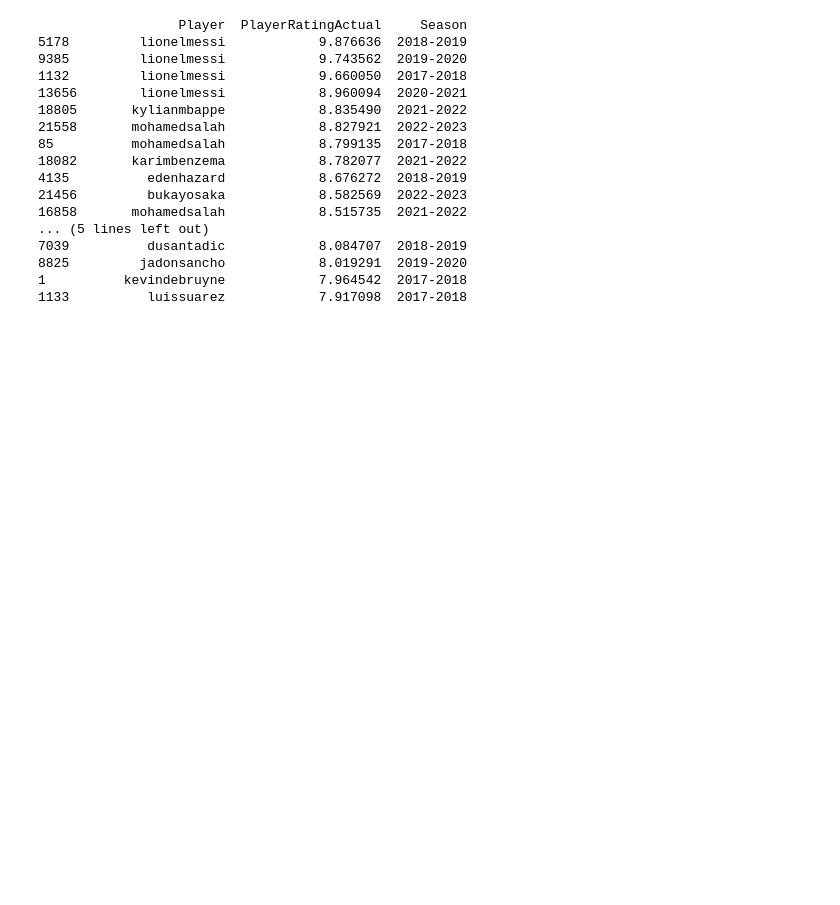
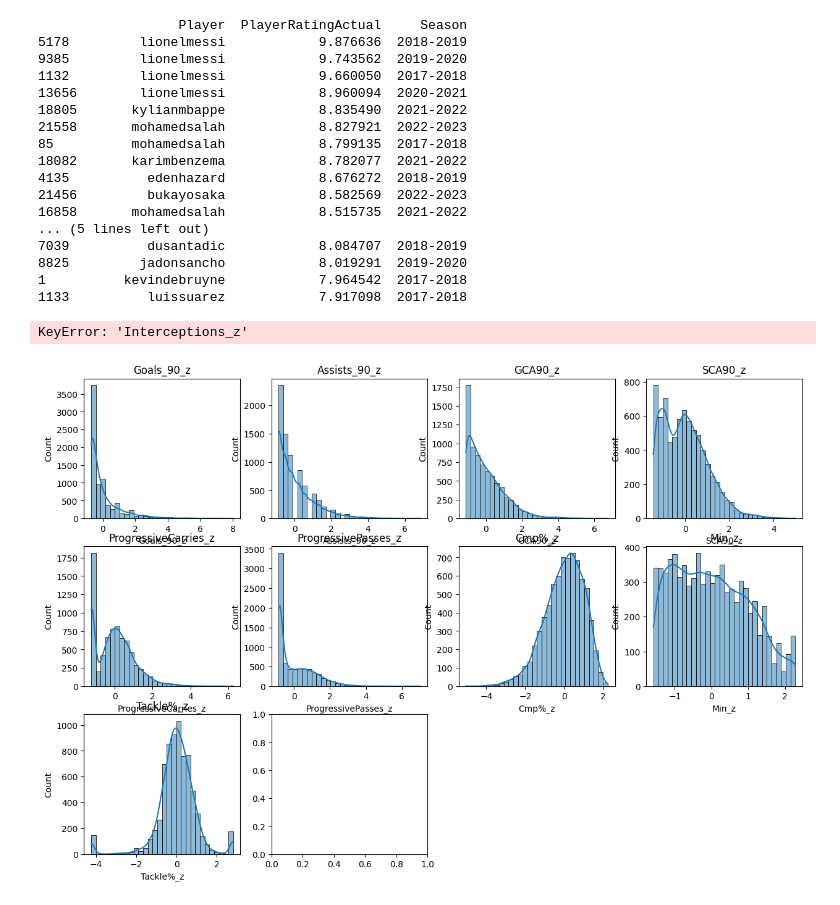
Before and after one commit to jonathanhansson/PoC-Forza-Football, a Jupyter notebook: testing_ml.ipynb, the cells around one changed output. Cells and saved outputs as stored; diff of their text form; code cells hidden in the pictures; blank space fills up the shorter version.

```diff
--- a/testing_ml.ipynb
+++ b/testing_ml.ipynb
@@ -106,3 +106,38 @@ if __name__ == "__main__":
 8825         jadonsancho            8.019291  2019-2020
 1          kevindebruyne            7.964542  2017-2018
 1133          luissuarez            7.917098  2017-2018
+# %%
+import pandas as pd
+import matplotlib.pyplot as plt
+import seaborn as sns
+
+# Ladda data, t.ex. från Players.csv
+df = pd.read_csv("Players.csv")
+
+# Lista över de variabler vi vill analysera
+variables = ["Goals_90_z", "Assists_90_z", "GCA90_z", "SCA90_z", "ProgressiveCarries_z",
+             "ProgressivePasses_z", "Cmp%_z", "Min_z", "Tackle%_z", "Interceptions_z",
+             "PlayerRatingActual"]
+
+# Skapa histogram för varje variabel
+plt.figure(figsize=(15, 10))
+for i, var in enumerate(variables, 1):
+    plt.subplot(3, 4, i)
+    sns.histplot(df[var].dropna(), kde=True, bins=30)
+    plt.title(var)
+
+plt.tight_layout()
+plt.show()
+
+# Skapa boxplots för att få en känsla för outliers
+plt.figure(figsize=(15, 10))
+for i, var in enumerate(variables, 1):
+    plt.subplot(3, 4, i)
+    sns.boxplot(x=df[var].dropna())
+    plt.title(var)
+
+plt.tight_layout()
+plt.show()
+# %% [output]
+KeyError: 'Interceptions_z'
+[figure, added]
```
Also changed, not shown: parts of 2 cells of this notebook.
